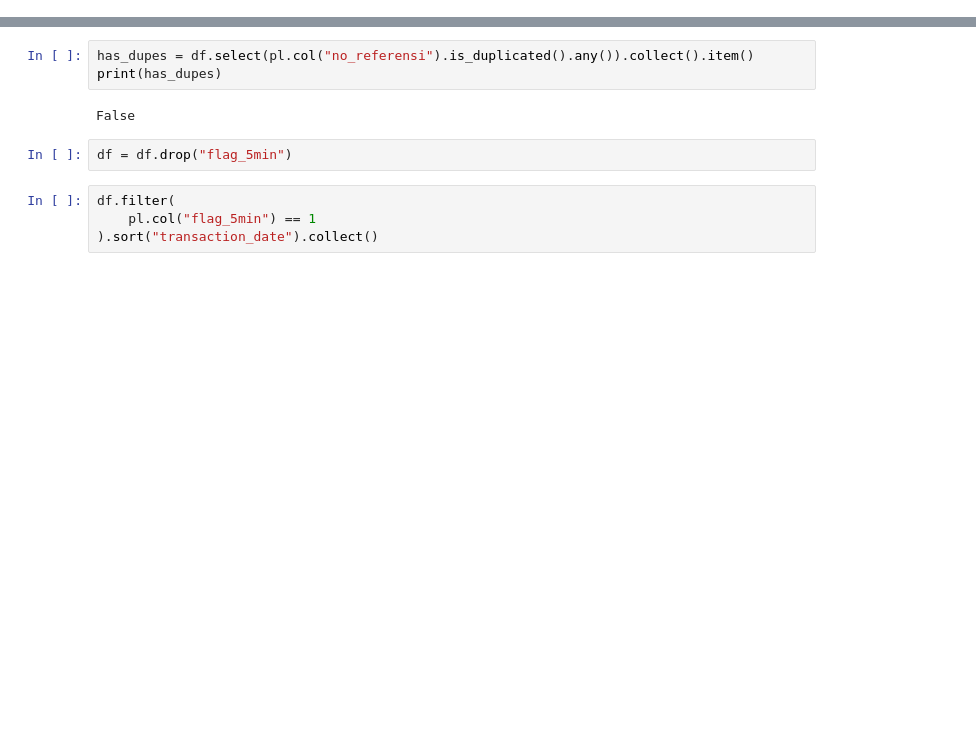
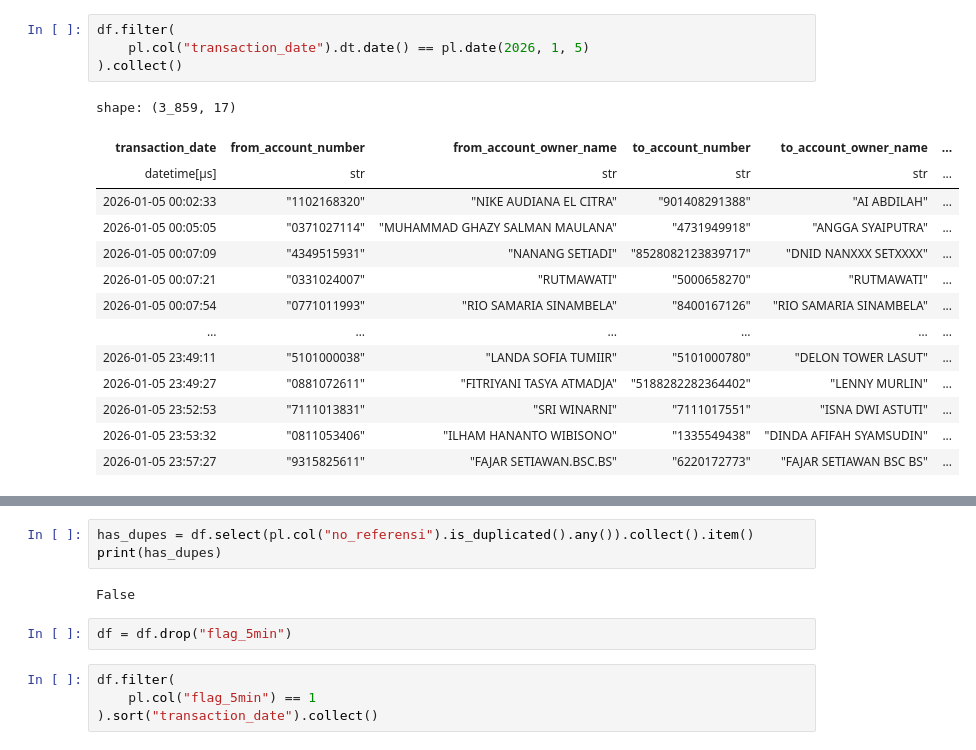
Before and after one commit to daniel-satria/fds_bvic, a Jupyter notebook: ibmb_script/tf_online/historical/test_hist.ipynb, the cells around one changed output, grey strips where cells are left out. Saved outputs shown, nothing was run; the diff lists cells and outputs as text; blank space fills up the shorter version.

```diff
--- a/ibmb_script/tf_online/historical/test_hist.ipynb
+++ b/ibmb_script/tf_online/historical/test_hist.ipynb
@@ -75,3 +82,22 @@ shape: (22_506, 17)
+# %%
+df.filter(
+    pl.col("transaction_date").dt.date() == pl.date(2026, 1, 5)
+).collect()
+# %% [output]
+shape: (3_859, 17)
+| transaction_date | from_account_number | from_account_owner_name | to_account_number | to_account_owner_name | ... |
+| datetime[μs] | str | str | str | str | ... |
+| 2026-01-05 00:02:33 | "1102168320" | "NIKE AUDIANA EL CITRA" | "901408291388" | "AI ABDILAH" | ... |
+| 2026-01-05 00:05:05 | "0371027114" | "MUHAMMAD GHAZY SALMAN MAULANA" | "4731949918" | "ANGGA SYAIPUTRA" | ... |
+| 2026-01-05 00:07:09 | "4349515931" | "NANANG SETIADI" | "8528082123839717" | "DNID NANXXX SETXXXX" | ... |
+| 2026-01-05 00:07:21 | "0331024007" | "RUTMAWATI" | "5000658270" | "RUTMAWATI" | ... |
+| 2026-01-05 00:07:54 | "0771011993" | "RIO SAMARIA SINAMBELA" | "8400167126" | "RIO SAMARIA SINAMBELA" | ... |
+| … | … | … | … | … | ... |
+| 2026-01-05 23:49:11 | "5101000038" | "LANDA SOFIA TUMIIR" | "5101000780" | "DELON TOWER LASUT" | ... |
+| 2026-01-05 23:49:27 | "0881072611" | "FITRIYANI TASYA ATMADJA" | "5188282282364402" | "LENNY MURLIN" | ... |
+| 2026-01-05 23:52:53 | "7111013831" | "SRI WINARNI" | "7111017551" | "ISNA DWI ASTUTI" | ... |
+| 2026-01-05 23:53:32 | "0811053406" | "ILHAM HANANTO WIBISONO" | "1335549438" | "DINDA AFIFAH SYAMSUDIN" | ... |
+| 2026-01-05 23:57:27 | "9315825611" | "FAJAR SETIAWAN.BSC.BS" | "6220172773" | "FAJAR SETIAWAN BSC BS" | ... |
 # %%
 df.filter(
     pl.col("flag_50mio_early") == 1
```
Also changed, not shown: parts of 10 cells of this notebook, 4 other files.
